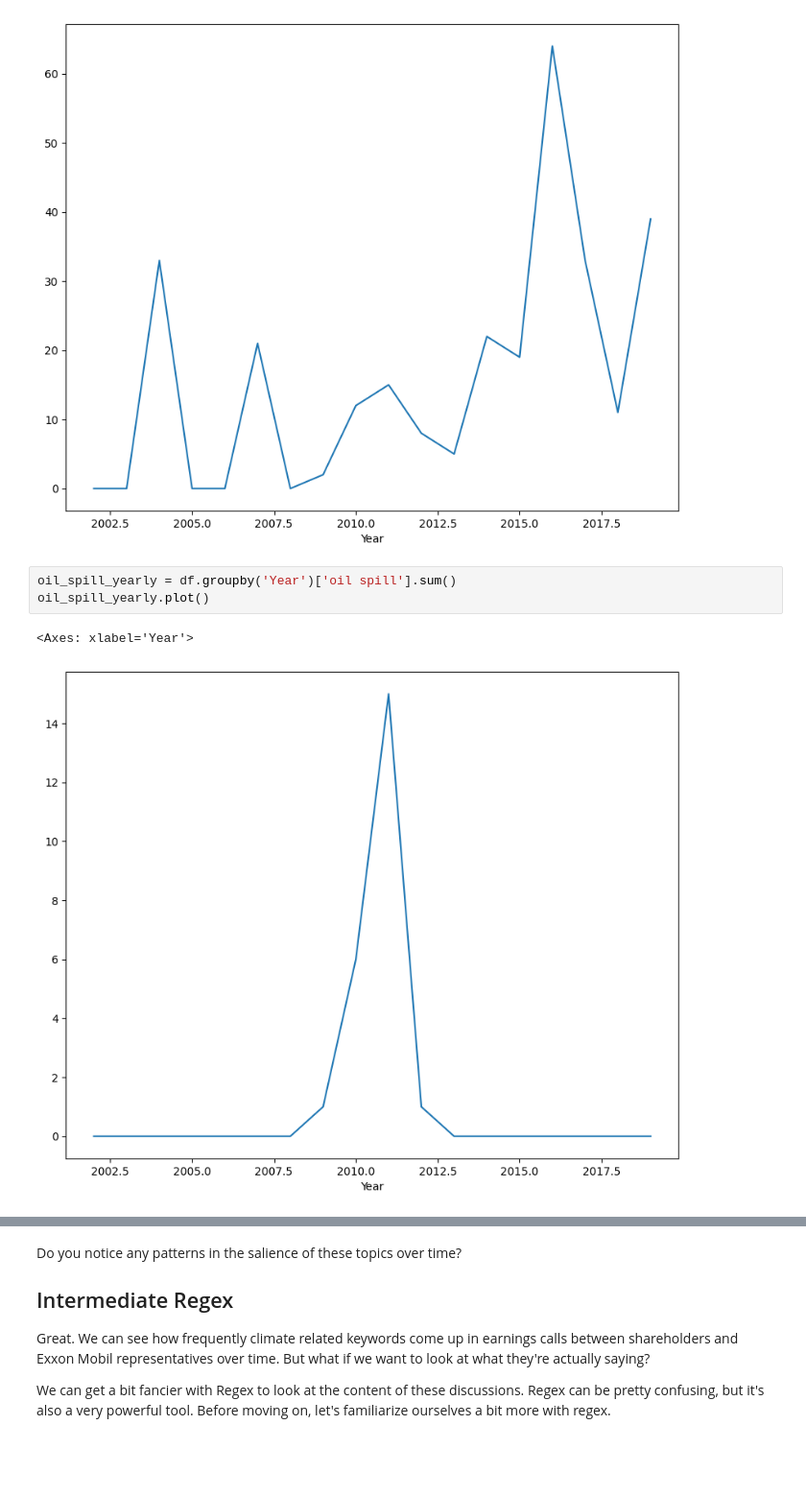
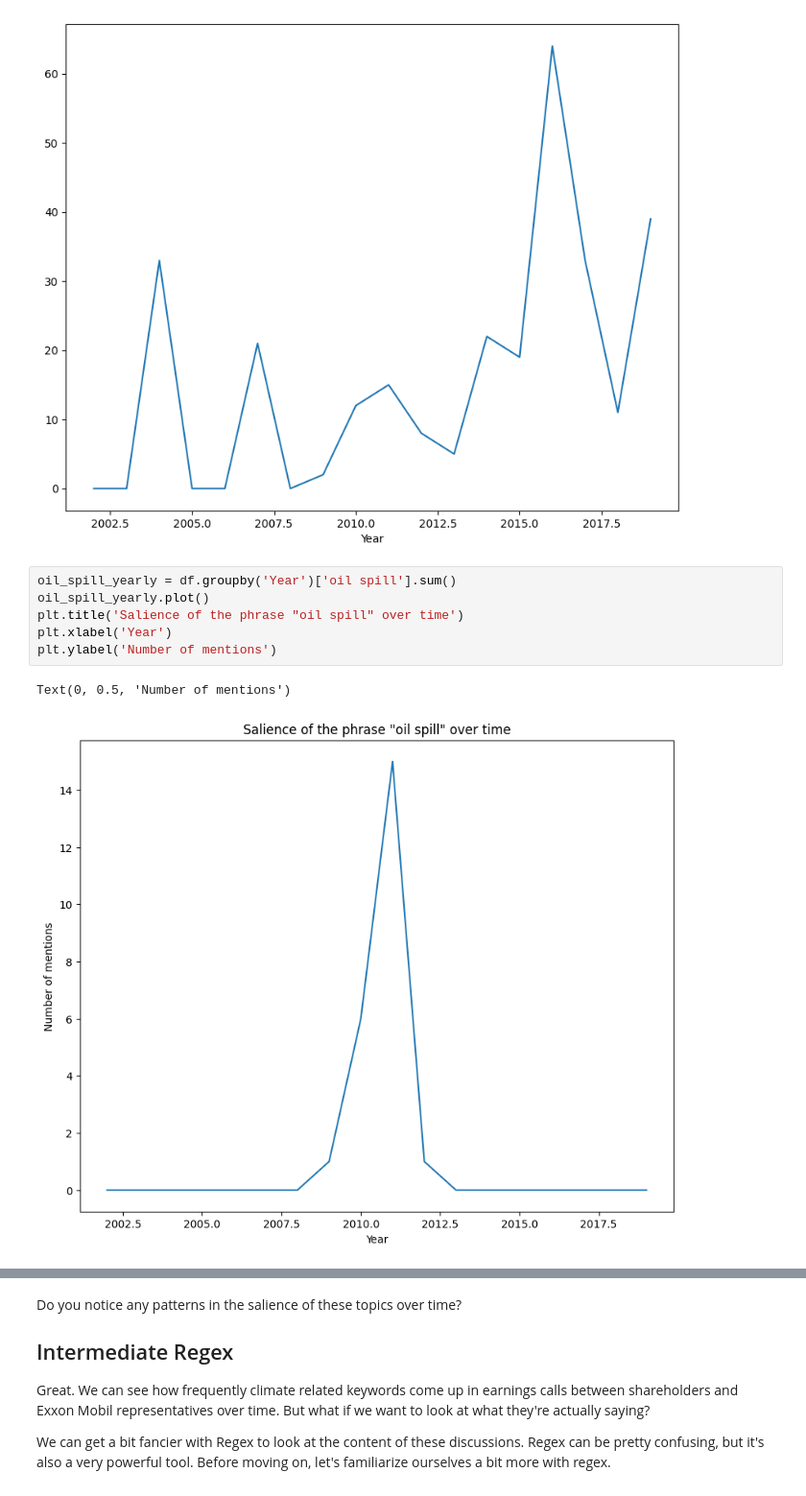
Before and after one commit to eli576/QM2, a Jupyter notebook: notebooks/W04. Natural Language Processing.ipynb, the cells around one changed output, grey strips where cells are left out. Shown at 96% size. Cells and saved outputs as stored; diff of their text form; blank space fills up the shorter version.

```diff
--- a/notebooks/W04. Natural Language Processing.ipynb
+++ b/notebooks/W04. Natural Language Processing.ipynb
@@ -418,6 +418,9 @@ yearly.plot()
 # %%
 oil_spill_yearly = df.groupby('Year')['oil spill'].sum()
 oil_spill_yearly.plot()
+plt.title('Salience of the phrase "oil spill" over time')
+plt.xlabel('Year')
+plt.ylabel('Number of mentions')
 # %% [output]
-<Axes: xlabel='Year'>
+Text(0, 0.5, 'Number of mentions')
-[figure, old version]
+[figure, new version]
```
Also changed, not shown: parts of 5 cells of this notebook.
